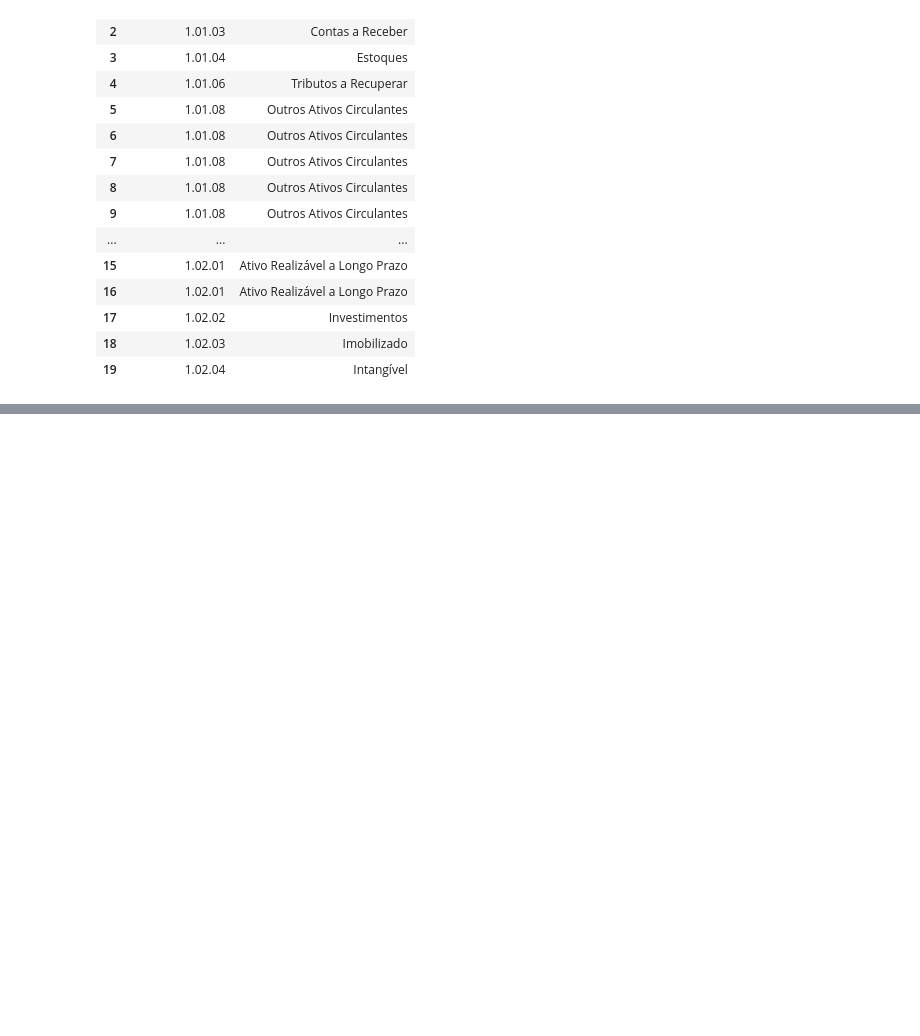
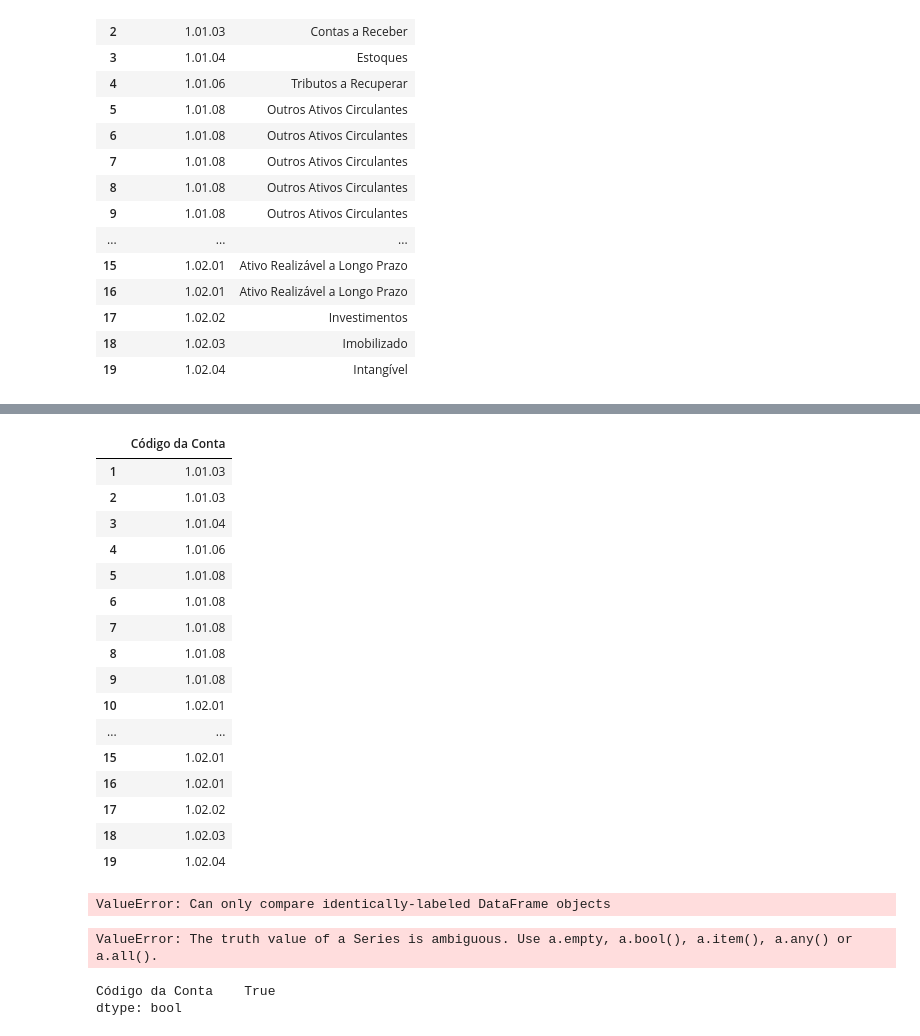
Before and after one commit to Francesco-Ghizzo/Data-Science, a Jupyter notebook: Python/Notebooks/Finance/CVM/CVM_merge-test.ipynb, the cells around one changed output, grey strips where cells are left out. Saved outputs shown, nothing was run; the diff lists cells and outputs as text; code cells hidden in the pictures; blank space fills up the shorter version.

```diff
--- a/Python/Notebooks/Finance/CVM/CVM_merge-test.ipynb
+++ b/Python/Notebooks/Finance/CVM/CVM_merge-test.ipynb
@@ -349,0 +378,24 @@ df
+# %%
+DS_CONTA_3.loc[DS_CONTA_3['Código da Conta'][:-1].index+1, ['Código da Conta']]
+# %% [output]
+|  | Código da Conta |
+| 1 | 1.01.03 |
+| 2 | 1.01.03 |
+| 3 | 1.01.04 |
+| 4 | 1.01.06 |
+| 5 | 1.01.08 |
+| 6 | 1.01.08 |
+| 7 | 1.01.08 |
+| 8 | 1.01.08 |
+| 9 | 1.01.08 |
+| 10 | 1.02.01 |
+| ... | ... |
+| 15 | 1.02.01 |
+| 16 | 1.02.01 |
+| 17 | 1.02.02 |
+| 18 | 1.02.03 |
+| 19 | 1.02.04 |
+# %%
+mask = [DS_CONTA_3.loc[DS_CONTA_3['Código da Conta'][:-1].index, ['Código da Conta']]==DS_CONTA_3.loc[DS_CONTA_3['Código da Conta'][:-1].index+1, ['Código da Conta']]]
+# %% [output]
+ValueError: Can only compare identically-labeled DataFrame objects
@@ -349,0 +411,10 @@ df
+# %%
+mask(DS_CONTA_3)
+# %% [output]
+ValueError: The truth value of a Series is ambiguous. Use a.empty, a.bool(), a.item(), a.any() or a.all().
+# %%
+row = 1
+dataframe.loc[row, ['Código da Conta']] == dataframe.loc[row+1, ['Código da Conta']]
+# %% [output]
+Código da Conta    True
+dtype: bool
```
Also changed, not shown: parts of 8 cells of this notebook.
